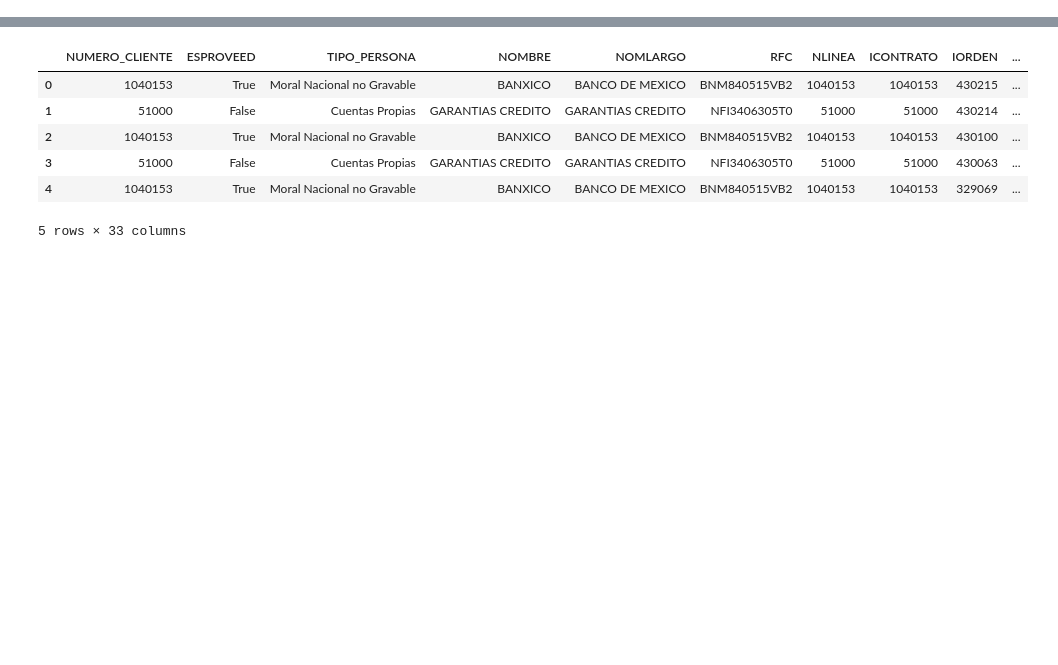
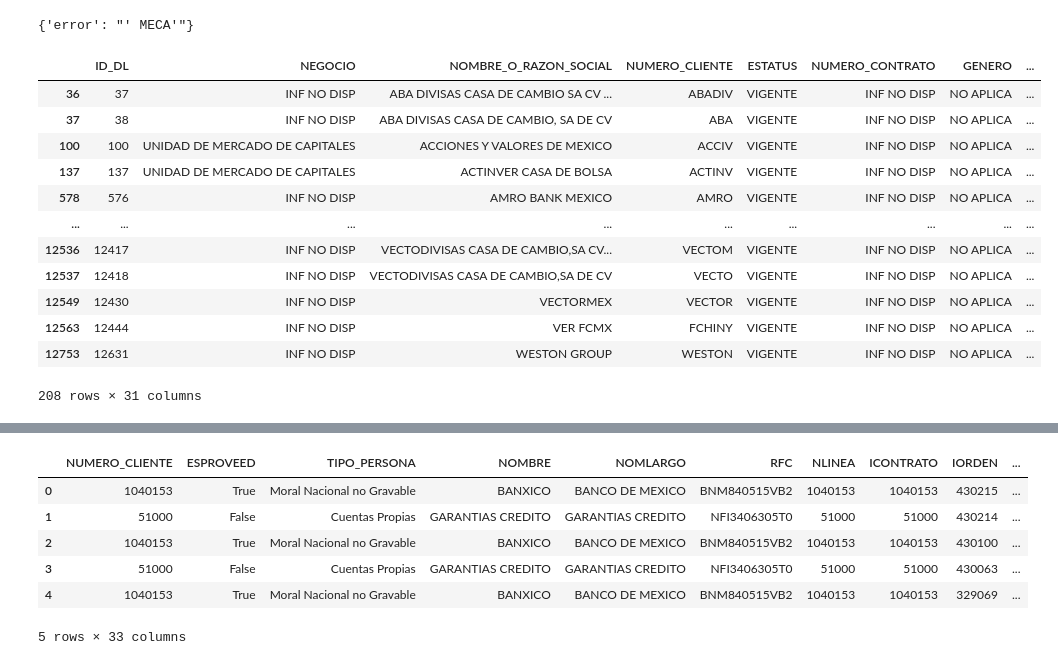
Before and after one commit to Ale1726/clientes_eda, a Jupyter notebook: productos_clientes.ipynb, the cells around one changed output, grey strips where cells are left out. Cells and saved outputs as stored; diff of their text form; code cells hidden in the pictures; blank space fills up the shorter version.

```diff
--- a/productos_clientes.ipynb
+++ b/productos_clientes.ipynb
@@ -17,8 +17,8 @@ df_clientes["FECHA_NAC_O_CONST"] = df_clientes["FECHA_NAC_O_CONST"].apply(
     lambda x: (
         x if isinstance(x, str) and "NO SE TIENE REGISTRADA LA INFORMACION" in x
         else pd.to_datetime(str(x).split(",")[0].strip(), errors='coerce').date()
-    )
-)
+    ) # type: ignore
+) # type: ignore
 # %%
 df_copy_clientes = df_clientes.copy()
 # %%
@@ -44 +144,21 @@ resultado = buscar_cliente(name_busqueda, rutas_dfs, df_copy_clientes)
+# %%
+transacciones
+# %% [output]
+{'error': "' MECA'"}
+# %%
+df_clientes[df_clientes["SISTEMA_ORIGEN"] == 'MECA']
+# %% [output]
+|  | ID_DL | NEGOCIO | NOMBRE_O_RAZON_SOCIAL | NUMERO_CLIENTE | ESTATUS | NUMERO_CONTRATO | GENERO | ... |
+| 36 | 37 | INF NO DISP | ABA DIVISAS CASA DE CAMBIO SA CV ... | ABADIV | VIGENTE | INF NO DISP | NO APLICA | ... |
+| 37 | 38 | INF NO DISP | ABA DIVISAS CASA DE CAMBIO, SA DE CV | ABA | VIGENTE | INF NO DISP | NO APLICA | ... |
+| 100 | 100 | UNIDAD DE MERCADO DE CAPITALES | ACCIONES Y VALORES DE MEXICO | ACCIV | VIGENTE | INF NO DISP | NO APLICA | ... |
+| 137 | 137 | UNIDAD DE MERCADO DE CAPITALES | ACTINVER CASA DE BOLSA | ACTINV | VIGENTE | INF NO DISP | NO APLICA | ... |
+| 578 | 576 | INF NO DISP | AMRO BANK MEXICO | AMRO | VIGENTE | INF NO DISP | NO APLICA | ... |
+| ... | ... | ... | ... | ... | ... | ... | ... | ... |
+| 12536 | 12417 | INF NO DISP | VECTODIVISAS CASA DE CAMBIO,SA CV... | VECTOM | VIGENTE | INF NO DISP | NO APLICA | ... |
+| 12537 | 12418 | INF NO DISP | VECTODIVISAS CASA DE CAMBIO,SA DE CV | VECTO | VIGENTE | INF NO DISP | NO APLICA | ... |
+| 12549 | 12430 | INF NO DISP | VECTORMEX | VECTOR | VIGENTE | INF NO DISP | NO APLICA | ... |
+| 12563 | 12444 | INF NO DISP | VER FCMX | FCHINY | VIGENTE | INF NO DISP | NO APLICA | ... |
+| 12753 | 12631 | INF NO DISP | WESTON GROUP | WESTON | VIGENTE | INF NO DISP | NO APLICA | ... |
+208 rows × 31 columns
 # %%
```
Also changed, not shown: parts of 13 cells of this notebook.
